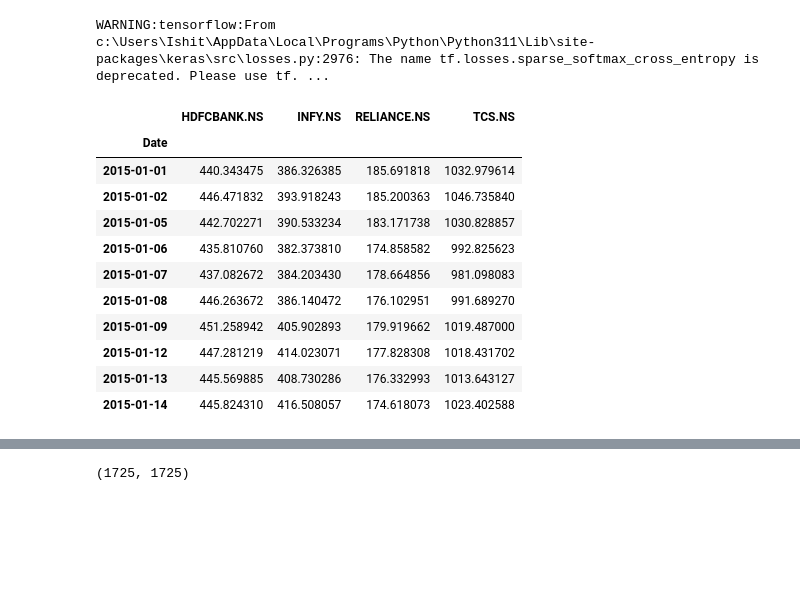
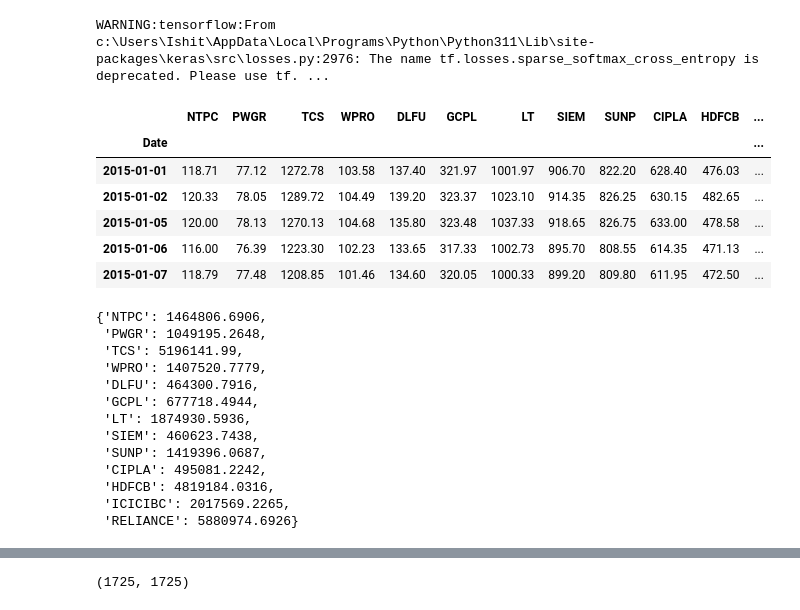
Before and after one commit to IshitBajpai/Portfolio-Optimization-, a Jupyter notebook: BL_LSTM.ipynb, the cells around one changed output, grey strips where cells are left out. Drawn from its saved outputs; the diff is of its cells as text; code cells hidden in the pictures; blank space fills up the shorter version.

```diff
--- a/BL_LSTM.ipynb
+++ b/BL_LSTM.ipynb
@@ -17,20 +17,24 @@ WARNING:tensorflow:From c:\Users\Ishit\AppData\Local\Programs\Python\Python311\L
 # %%
 risk_free_rate = 0.06  # Risk free rate
 # %%
-data = pd.read_csv("Top_4_stocks.csv")
-data["Date"] = pd.to_datetime(data['Date'])
-data.set_index("Date", inplace=True)
-data.head(10)
+# data = pd.read_csv("Top_4_stocks.csv")
+# data["Date"] = pd.to_datetime(data['Date'])
+# data.set_index("Date", inplace=True)
+# data.head(10)
+
+
+mcap = pd.read_csv("mcap.csv", index_col=0)
+mcap.index = pd.to_datetime(mcap.index)
+
+data = pd.read_csv('prices.csv', index_col=0)
+data.index = pd.to_datetime(data.index)
+
+data.head()
 # %% [output]
-|  | HDFCBANK.NS | INFY.NS | RELIANCE.NS | TCS.NS |
-| Date |  |  |  |  |
-| 2015-01-01 | 440.343475 | 386.326385 | 185.691818 | 1032.979614 |
-| 2015-01-02 | 446.471832 | 393.918243 | 185.200363 | 1046.735840 |
-| 2015-01-05 | 442.702271 | 390.533234 | 183.171738 | 1030.828857 |
-| 2015-01-06 | 435.810760 | 382.373810 | 174.858582 | 992.825623 |
-| 2015-01-07 | 437.082672 | 384.203430 | 178.664856 | 981.098083 |
-| 2015-01-08 | 446.263672 | 386.140472 | 176.102951 | 991.689270 |
-| 2015-01-09 | 451.258942 | 405.902893 | 179.919662 | 1019.487000 |
-| 2015-01-12 | 447.281219 | 414.023071 | 177.828308 | 1018.431702 |
-| 2015-01-13 | 445.569885 | 408.730286 | 176.332993 | 1013.643127 |
-| 2015-01-14 | 445.824310 | 416.508057 | 174.618073 | 1023.402588 |
+|  | NTPC | PWGR | TCS | WPRO | DLFU | GCPL | LT | SIEM | SUNP | CIPLA | HDFCB | ... |
+| Date |  |  |  |  |  |  |  |  |  |  |  | ... |
+| 2015-01-01 | 118.71 | 77.12 | 1272.78 | 103.58 | 137.40 | 321.97 | 1001.97 | 906.70 | 822.20 | 628.40 | 476.03 | ... |
+| 2015-01-02 | 120.33 | 78.05 | 1289.72 | 104.49 | 139.20 | 323.37 | 1023.10 | 914.35 | 826.25 | 630.15 | 482.65 | ... |
+| 2015-01-05 | 120.00 | 78.13 | 1270.13 | 104.68 | 135.80 | 323.48 | 1037.33 | 918.65 | 826.75 | 633.00 | 478.58 | ... |
+| 2015-01-06 | 116.00 | 76.39 | 1223.30 | 102.23 | 133.65 | 317.33 | 1002.73 | 895.70 | 808.55 | 614.35 | 471.13 | ... |
+| 2015-01-07 | 118.79 | 77.48 | 1208.85 | 101.46 | 134.60 | 320.05 | 1000.33 | 899.20 | 809.80 | 611.95 | 472.50 | ... |
@@ -37,3 +45,19 @@ data.head(10)
+# %%
+mcap.loc[pd.to_datetime("2018-01-08")].to_dict()
+# %% [output]
+{'NTPC': 1464806.6906,
+ 'PWGR': 1049195.2648,
+ 'TCS': 5196141.99,
+ 'WPRO': 1407520.7779,
+ 'DLFU': 464300.7916,
+ 'GCPL': 677718.4944,
+ 'LT': 1874930.5936,
+ 'SIEM': 460623.7438,
+ 'SUNP': 1419396.0687,
+ 'CIPLA': 495081.2242,
+ 'HDFCB': 4819184.0316,
+ 'ICICIBC': 2017569.2265,
+ 'RELIANCE': 5880974.6926}
 # %%
 assets = data.columns
 assets
```
Also changed, not shown: parts of 42 cells of this notebook.
